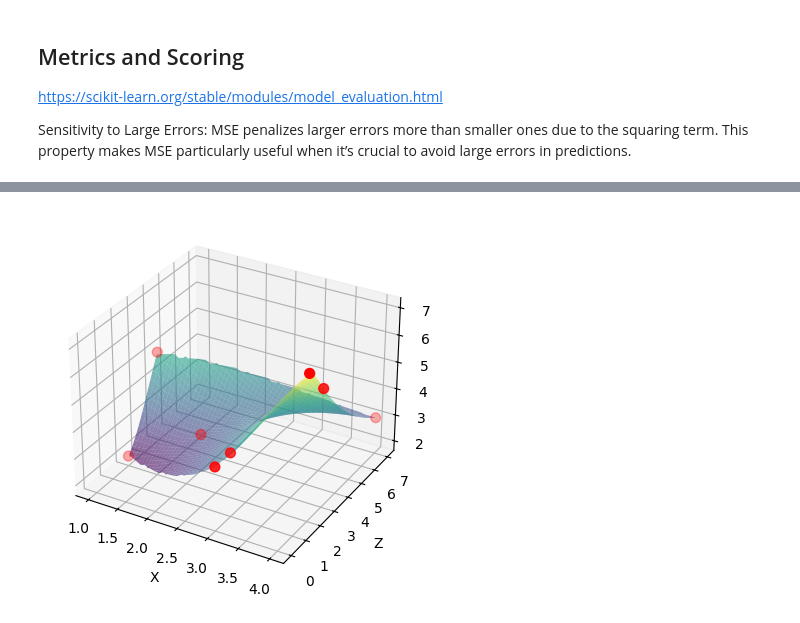
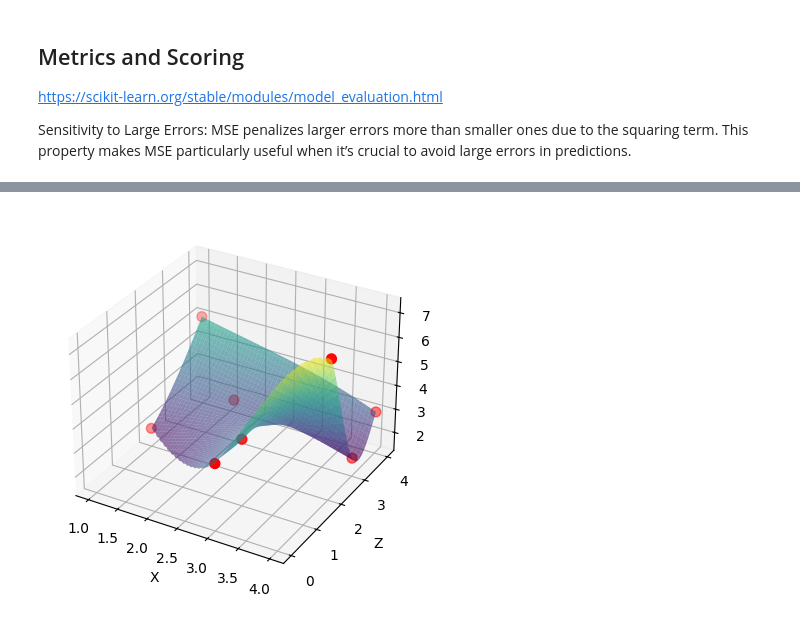
Before and after one commit to dianamatkava/ml-ds-projects, a Jupyter notebook: notes/ModellingInNotes.ipynb, the cells around one changed output, grey strips where cells are left out. Drawn from its saved outputs; the diff is of its cells as text; code cells hidden in the pictures.

```diff
--- a/notes/ModellingInNotes.ipynb
+++ b/notes/ModellingInNotes.ipynb
@@ -1034,40 +1115,40 @@ from mpl_toolkits.mplot3d import Axes3D
 # Coordinates
 points = np.array([
     [1, 2, 2],
-    [4, 7, 3],
+    [4, 4, 3],
     [3, 0, 4],
     [4, 2, 7],
     [1, 4, 5],
     [2, 3, 3],
     [3, 1, 4],
-    [4, 3, 6]
+    [4, 3, 2]
 ])
 
 x = points[:, 0]
 z = points[:, 1]
 y = points[:, 2]
 
 # Define grid
 grid_x, grid_z = np.mgrid[min(x):max(x):100j, min(z):max(z):100j]
 
 # Interpolate
 grid_y = griddata((x, z), y, (grid_x, grid_z), method='cubic')
 
 # Plotting
 fig = plt.figure()
 ax = fig.add_subplot(111, projection='3d')
 
 # Surface plot
 ax.plot_surface(grid_x, grid_z, grid_y, cmap='viridis', alpha=0.6)
 
 # Scatter plot of the original points
 ax.scatter(x, z, y, color='r', s=50)
 
 # Labels
 ax.set_xlabel('X')
 ax.set_ylabel('Z')
 ax.set_zlabel('Y')
 
 plt.show()
 # %% [output]
-[figure, old version]
+[figure, new version]
```
Also changed, not shown: parts of 18 cells of this notebook, 2 other files.
